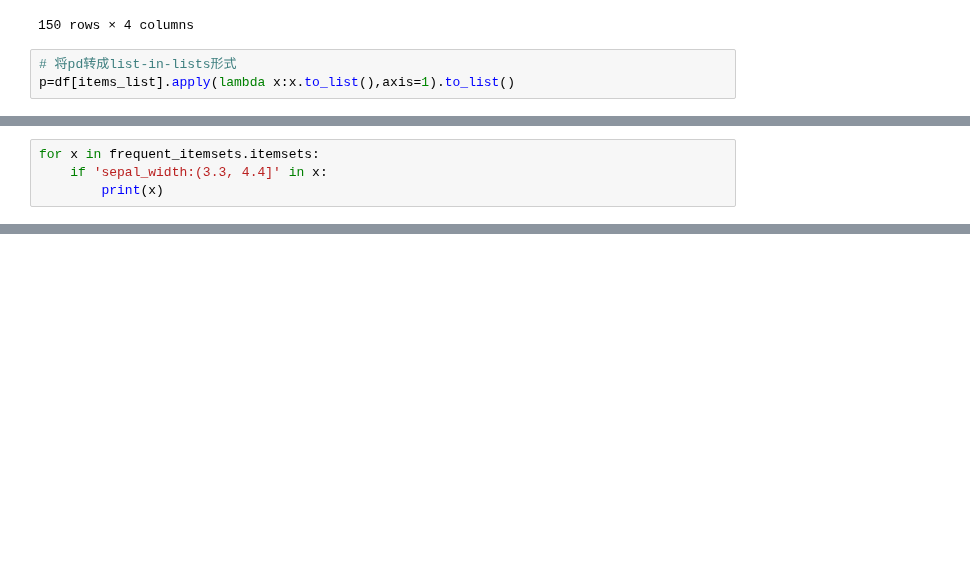
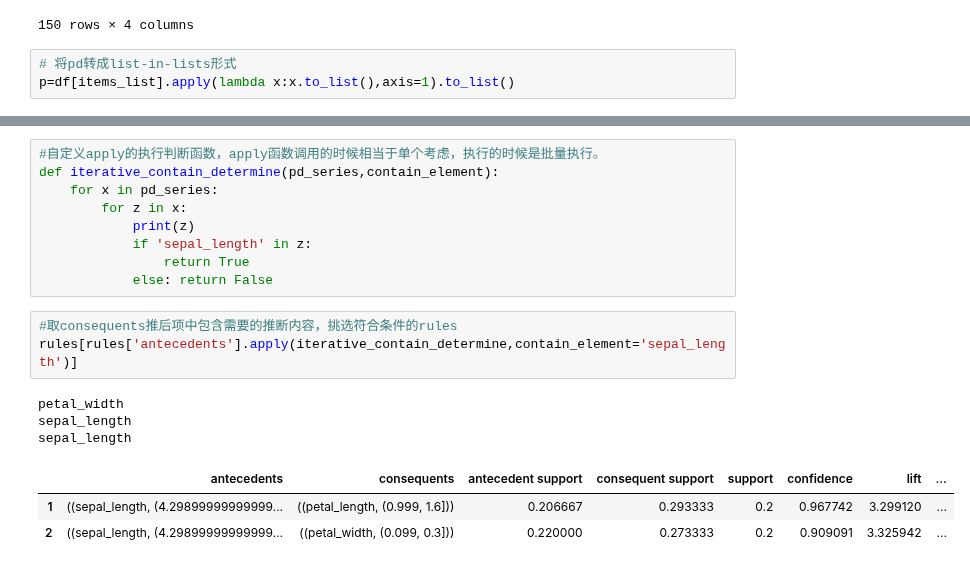
Before and after one commit to daiyipu/yiheng, a Jupyter notebook: others/fp-growth.ipynb, the cells around one changed output, grey strips where cells are left out. Drawn from its saved outputs; the diff is of its cells as text; blank space fills up the shorter version.

```diff
--- a/others/fp-growth.ipynb
+++ b/others/fp-growth.ipynb
@@ -257,4 +281,0 @@ print(frequent_itemsets)
-# %%
-for x in frequent_itemsets.itemsets:
-    if 'sepal_width:(3.3, 4.4]' in x:
-        print(x)
@@ -288,0 +302,19 @@ print(rules)
+# %%
+#自定义apply的执行判断函数，apply函数调用的时候相当于单个考虑，执行的时候是批量执行。
+def iterative_contain_determine(pd_series,contain_element):
+    for x in pd_series:
+        for z in x:
+            print(z)
+            if 'sepal_length' in z:
+                return True
+            else: return False
+# %%
+#取consequents推后项中包含需要的推断内容，挑选符合条件的rules
+rules[rules['antecedents'].apply(iterative_contain_determine,contain_element='sepal_length')]
+# %% [output]
+petal_width
+sepal_length
+sepal_length
+|  | antecedents | consequents | antecedent support | consequent support | support | confidence | lift | ... |
+| 1 | ((sepal_length, (4.29899999999999... | ((petal_length, (0.999, 1.6])) | 0.206667 | 0.293333 | 0.2 | 0.967742 | 3.299120 | ... |
+| 2 | ((sepal_length, (4.29899999999999... | ((petal_width, (0.099, 0.3])) | 0.220000 | 0.273333 | 0.2 | 0.909091 | 3.325942 | ... |
```
Also changed, not shown: parts of 13 cells of this notebook.
